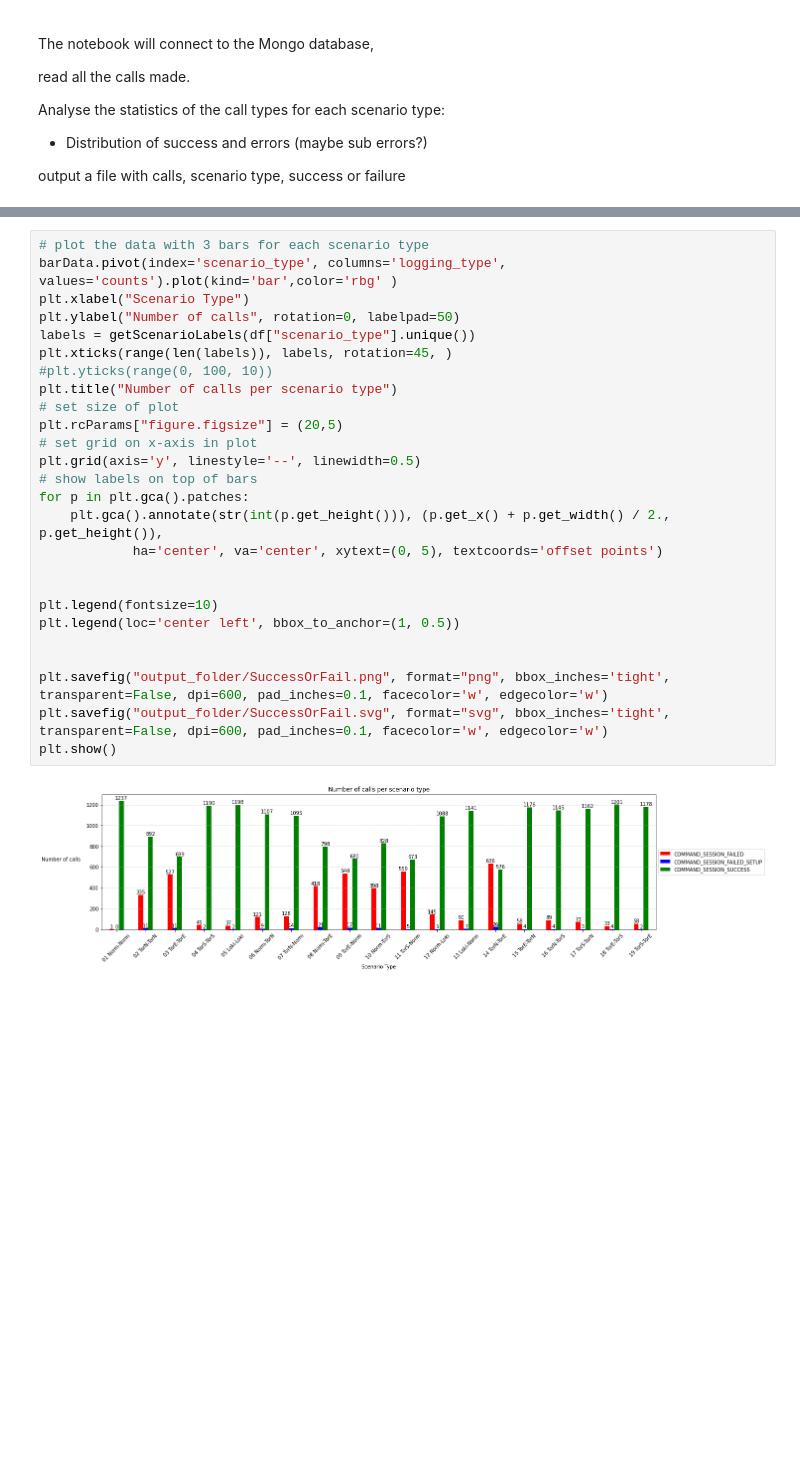
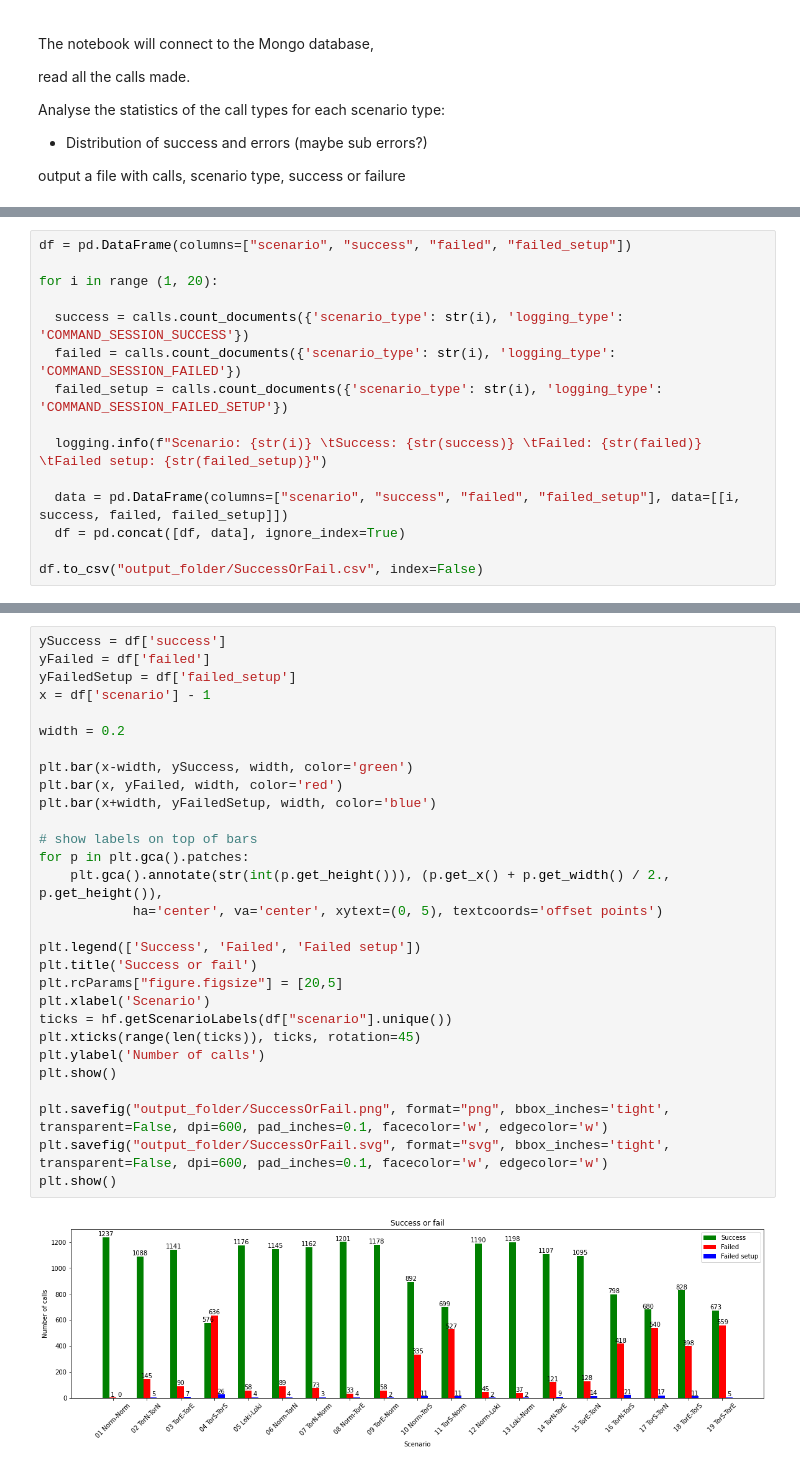
Before and after one commit to Master2022E/OnionRTC-experiment, a Jupyter notebook: Dataprocess/SuccessOrFail.ipynb, the cells around one changed output, grey strips where cells are left out. Saved outputs shown, nothing was run; the diff lists cells and outputs as text; blank space fills up the shorter version.

Commit message:
Data: Fix SuccessOrFail plot correcting the order of the data

```diff
--- a/Dataprocess/SuccessOrFail.ipynb
+++ b/Dataprocess/SuccessOrFail.ipynb
@@ -86,0 +39,15 @@ barData = barData.groupby(['scenario_type', 'logging_type']).size().reset_index(
+# %%
+df = pd.DataFrame(columns=["scenario", "success", "failed", "failed_setup"])
+
+for i in range (1, 20):
+
+  success = calls.count_documents({'scenario_type': str(i), 'logging_type': 'COMMAND_SESSION_SUCCESS'})
+  failed = calls.count_documents({'scenario_type': str(i), 'logging_type': 'COMMAND_SESSION_FAILED'})
+  failed_setup = calls.count_documents({'scenario_type': str(i), 'logging_type': 'COMMAND_SESSION_FAILED_SETUP'})
+
+  logging.info(f"Scenario: {str(i)} \tSuccess: {str(success)} \tFailed: {str(failed)} \tFailed setup: {str(failed_setup)}")
+
+  data = pd.DataFrame(columns=["scenario", "success", "failed", "failed_setup"], data=[[i, success, failed, failed_setup]])
+  df = pd.concat([df, data], ignore_index=True)
+
+df.to_csv("output_folder/SuccessOrFail.csv", index=False)
@@ -87,28 +74,31 @@ barData = barData.groupby(['scenario_type', 'logging_type']).size().reset_index(
 # %%
-# plot the data with 3 bars for each scenario type
-barData.pivot(index='scenario_type', columns='logging_type', values='counts').plot(kind='bar',color='rbg' )
-plt.xlabel("Scenario Type")
-plt.ylabel("Number of calls", rotation=0, labelpad=50)
-labels = getScenarioLabels(df["scenario_type"].unique())
-plt.xticks(range(len(labels)), labels, rotation=45, )
-#plt.yticks(range(0, 100, 10))
-plt.title("Number of calls per scenario type")
-# set size of plot
-plt.rcParams["figure.figsize"] = (20,5)
-# set grid on x-axis in plot
-plt.grid(axis='y', linestyle='--', linewidth=0.5)
+ySuccess = df['success']
+yFailed = df['failed']
+yFailedSetup = df['failed_setup']
+x = df['scenario'] - 1
+
+width = 0.2
+
+plt.bar(x-width, ySuccess, width, color='green')
+plt.bar(x, yFailed, width, color='red')
+plt.bar(x+width, yFailedSetup, width, color='blue')
+
 # show labels on top of bars
 for p in plt.gca().patches:
     plt.gca().annotate(str(int(p.get_height())), (p.get_x() + p.get_width() / 2., p.get_height()),
             ha='center', va='center', xytext=(0, 5), textcoords='offset points')
 
-
-plt.legend(fontsize=10)
-plt.legend(loc='center left', bbox_to_anchor=(1, 0.5))
-
+plt.legend(['Success', 'Failed', 'Failed setup'])
+plt.title('Success or fail')
+plt.rcParams["figure.figsize"] = [20,5]
+plt.xlabel('Scenario')
+ticks = hf.getScenarioLabels(df["scenario"].unique())
+plt.xticks(range(len(ticks)), ticks, rotation=45)
+plt.ylabel('Number of calls')
+plt.show()
 
 plt.savefig("output_folder/SuccessOrFail.png", format="png", bbox_inches='tight', transparent=False, dpi=600, pad_inches=0.1, facecolor='w', edgecolor='w')
 plt.savefig("output_folder/SuccessOrFail.svg", format="svg", bbox_inches='tight', transparent=False, dpi=600, pad_inches=0.1, facecolor='w', edgecolor='w')
 plt.show()
 # %% [output]
-[figure, old version]
+[figure, new version]
```
Also changed, not shown: parts of 9 cells of this notebook, 4 other files.
